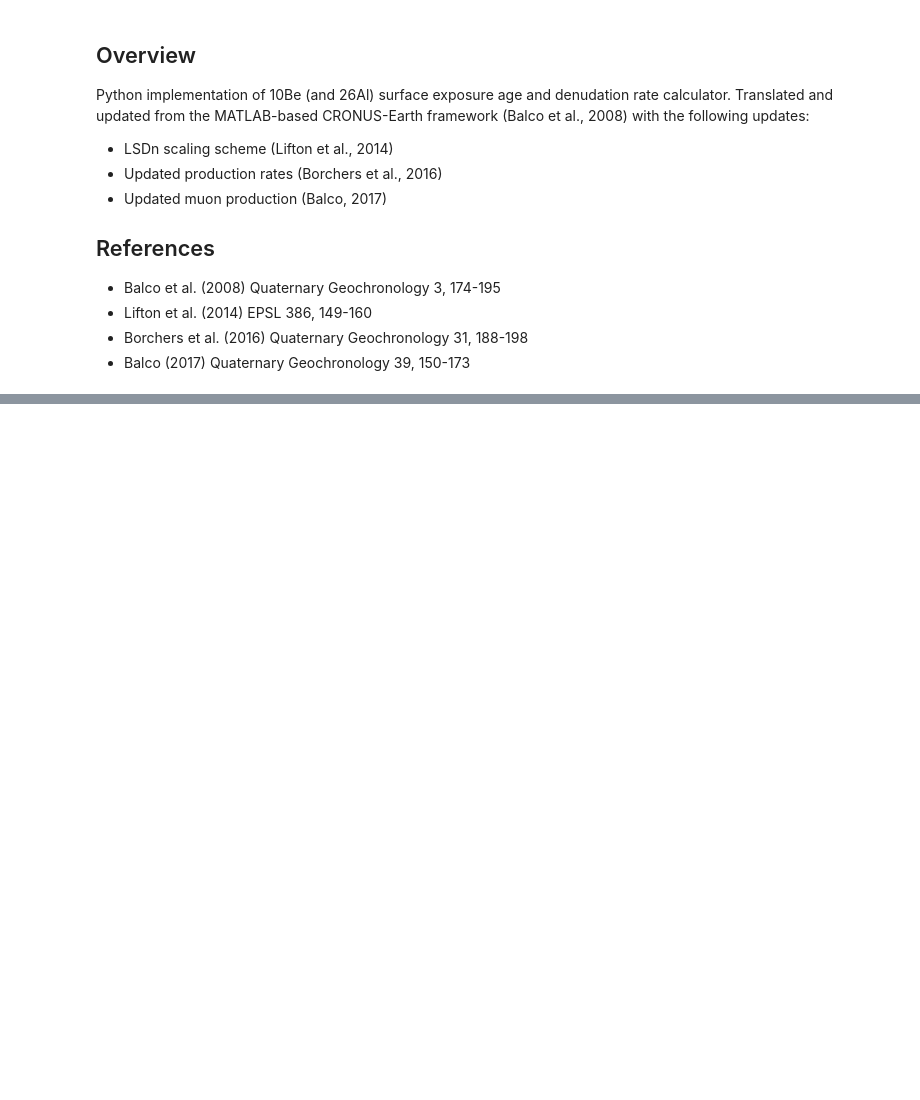
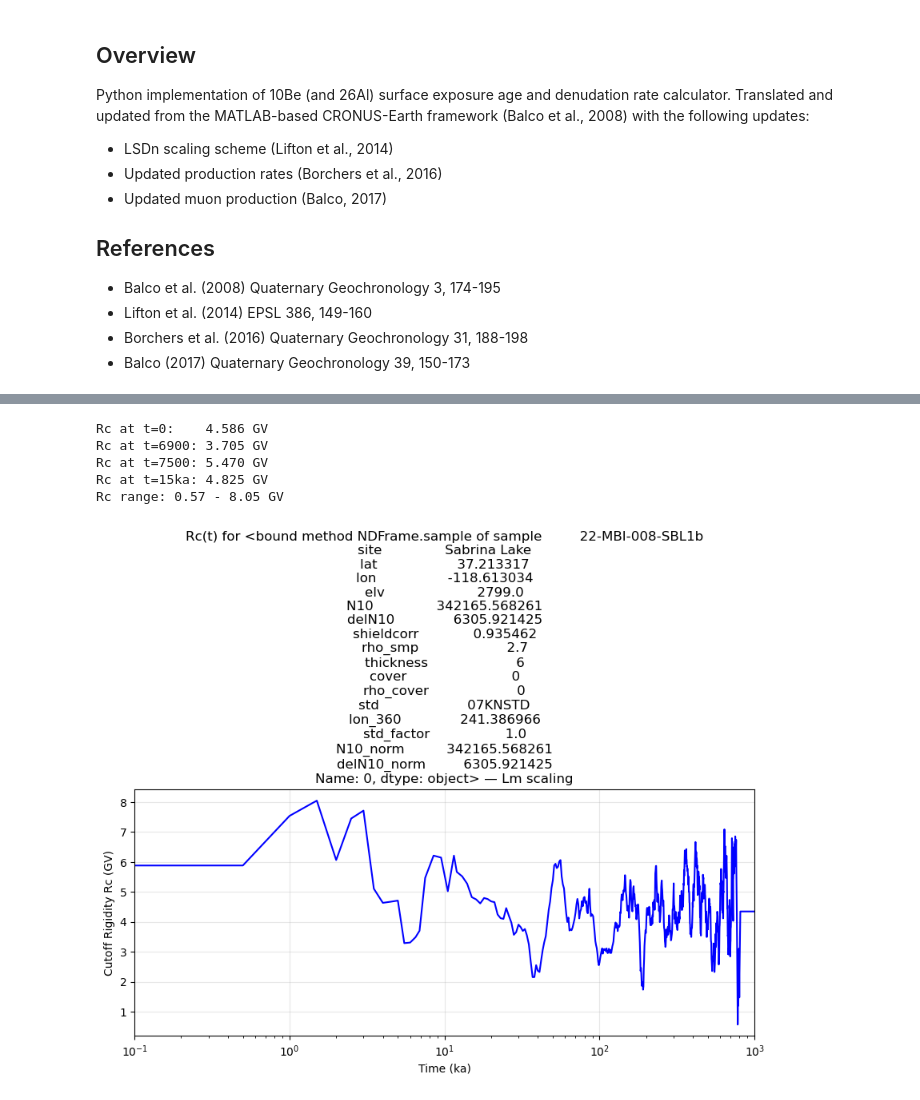
Before and after one commit to michalbenisrael/CosmoCalc, a Jupyter notebook: notebooks/CosmoCalc.ipynb, the cells around one changed output, grey strips where cells are left out. Cells and saved outputs as stored; diff of their text form; code cells hidden in the pictures; blank space fills up the shorter version.

Commit message:
Add Lm scaling - Rc(t) construction and forward integration age solver

```diff
--- a/notebooks/CosmoCalc.ipynb
+++ b/notebooks/CosmoCalc.ipynb
@@ -375,0 +268,14 @@ June-December assumed zero (no persistent snowpack).
+# %%
+# Apply atmosphere, cover, and snow corrections to all samples
+pressure   = np.array([ncep_pressure(row.lat, row.lon_360, row.elv)
+                       for _, row in df.iterrows()])
+
+SF_thick, SF_snow = cover_correction(
+    rho_rock   = df['rho_smp'].values,
+    thickness  = df['thickness'].values,
+    depth_soil = df['cover'].values,
+    rho_soil   = df['rho_cover'].values,
+    swe_monthly = swe_cm
+)
+
+SF_stone = stone2000(np.abs(df['lat'].values), pressure)
@@ -375,0 +345,9 @@ June-December assumed zero (no persistent snowpack).
+# %%
+# Build the time vector
+tv = np.concatenate([
+    np.arange(0, 6500+500, 500),      # 0-6500 in 500yr steps
+    np.array([6900]),                   # one extra point
+    np.arange(7500, 11500+1000, 1000), # 7500-11500 in 1000yr steps
+    np.arange(12000, 800000+1000, 1000), # 12000-800000 in 1000yr steps
+    np.logspace(np.log10(810000), 7, 200) # log-spaced to 10Ma
+])
@@ -375,0 +448,27 @@ June-December assumed zero (no persistent snowpack).
+# %%
+# Test on first sample
+LmRc_test = compute_Rc_lm(row0.lat, row0.lon_360, tv, pmag07)
+
+print(f"Rc at t=0:    {LmRc_test[0]:.3f} GV")
+print(f"Rc at t=6900: {LmRc_test[14]:.3f} GV")
+print(f"Rc at t=7500: {LmRc_test[15]:.3f} GV")
+print(f"Rc at t=15ka: {LmRc_test[np.argmin(abs(tv-15000))]:.3f} GV")
+print(f"Rc range: {LmRc_test.min():.2f} - {LmRc_test.max():.2f} GV")
+
+fig, ax = plt.subplots(figsize=(10,4))
+ax.plot(tv/1000, LmRc_test, 'b-', lw=1.5)
+ax.set_xlabel('Time (ka)')
+ax.set_ylabel('Cutoff Rigidity Rc (GV)')
+ax.set_title(f'Rc(t) for {row0.sample} — Lm scaling')
+ax.set_xscale('log')
+ax.set_xlim([0.1, 1000])
+ax.grid(True, alpha=0.3)
+plt.tight_layout()
+plt.show()
+# %% [output]
+Rc at t=0:    4.586 GV
+Rc at t=6900: 3.705 GV
+Rc at t=7500: 5.470 GV
+Rc at t=15ka: 4.825 GV
+Rc range: 0.57 - 8.05 GV
+[figure, added]
```
Also changed, not shown: parts of 22 cells of this notebook, 3 other files.
